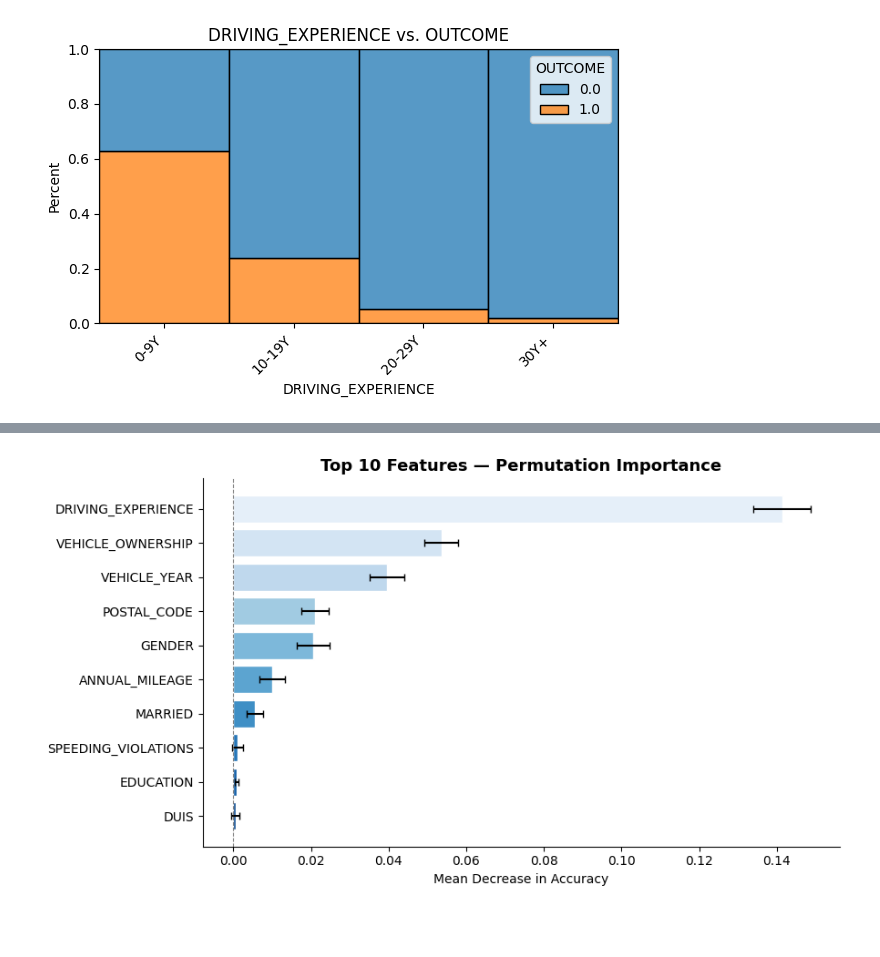
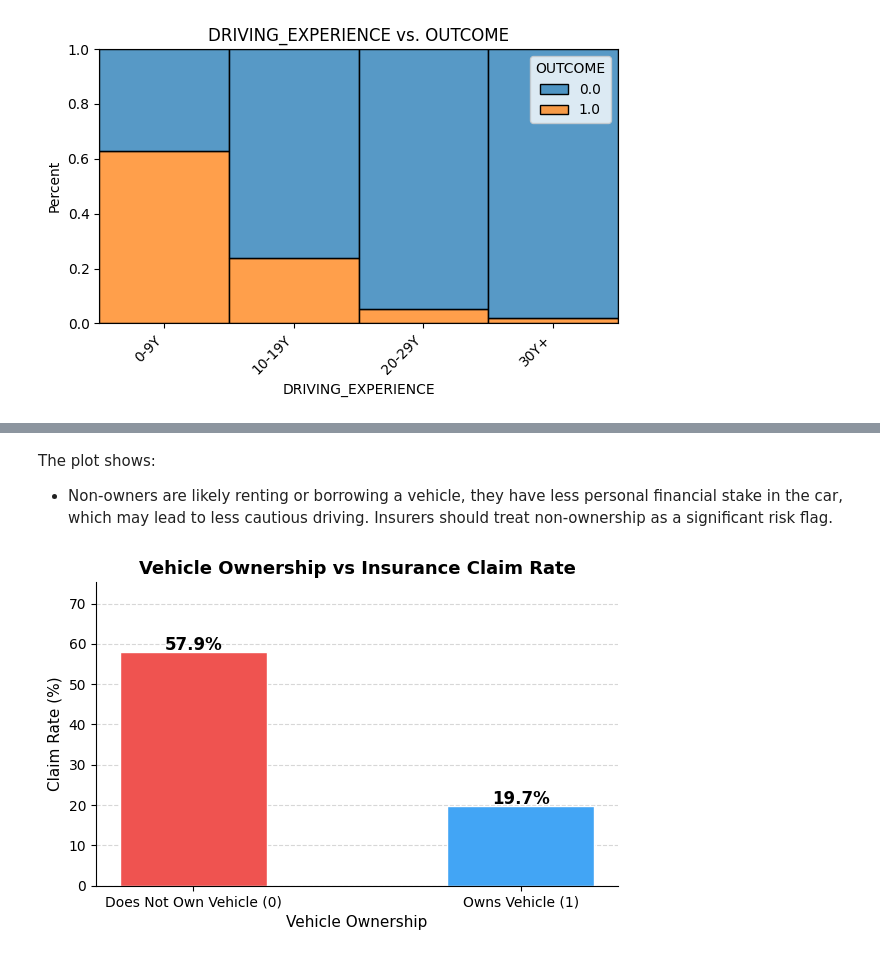
Before and after one commit to laramutair/Car-Insurance-Claim-Prediction, a Jupyter notebook: Project_4_Part_1_(Core).ipynb, the cells around one changed output, grey strips where cells are left out. Drawn from its saved outputs; the diff is of its cells as text; code cells hidden in the pictures; blank space fills up the shorter version.

```diff
--- a/Project_4_Part_1_(Core).ipynb
+++ b/Project_4_Part_1_(Core).ipynb
@@ -596,23 +618,32 @@ plot_categorical_vs_target(df, x='VEHICLE_YEAR', y='OUTCOME', figsize=(6,4),
-# %%
-fig, ax = plt.subplots(figsize=(9, 5))
-
-colors = sns.color_palette('Blues_r', 10)
-
-ax.barh(
-    top10['Feature'][::-1],
-    top10['Importance Mean'][::-1],
-    xerr=top10['Importance Std'][::-1],
-    color=colors,
-    edgecolor='white',
-    capsize=3
-)
-
-ax.set_title('Top 10 Features — Permutation Importance', fontsize=13, fontweight='bold')
-ax.set_xlabel('Mean Decrease in Accuracy')
-ax.axvline(0, color='grey', linewidth=0.8, linestyle='--')
-
-sns.despine()
-plt.tight_layout()
-plt.show()
-# %% [output]
-[figure, removed]
+# %% [markdown]
+The plot shows:
+   - Non-owners are likely renting or borrowing a vehicle, they have less personal financial stake in the car, which may lead to less cautious driving. Insurers should treat non-ownership as a significant risk flag.
+# %%
+fig, ax = plt.subplots(figsize=(6, 4))
+
+ownership_claims = df.groupby('VEHICLE_OWNERSHIP')['OUTCOME'].mean() * 100
+
+bars = ax.bar(
+    ['Does Not Own Vehicle (0)', 'Owns Vehicle (1)'],
+    ownership_claims.values,
+    color=['#EF5350', '#42A5F5'],
+    edgecolor='white',
+    width=0.45
+)
+
+for bar, val in zip(bars, ownership_claims.values):
+    ax.text(bar.get_x() + bar.get_width()/2, bar.get_height() + 0.5,
+            f'{val:.1f}%', ha='center', fontweight='bold', fontsize=12)
+
+ax.set_title('Vehicle Ownership vs Insurance Claim Rate', fontsize=13, fontweight='bold')
+ax.set_xlabel('Vehicle Ownership', fontsize=11)
+ax.set_ylabel('Claim Rate (%)', fontsize=11)
+ax.set_ylim(0, ownership_claims.max() * 1.3)
+ax.yaxis.grid(True, linestyle='--', alpha=0.5)
+ax.set_axisbelow(True)
+
+sns.despine()
+plt.tight_layout()
+plt.show()
+# %% [output]
+[figure, added]
```
Also changed, not shown: parts of 10 cells of this notebook.
